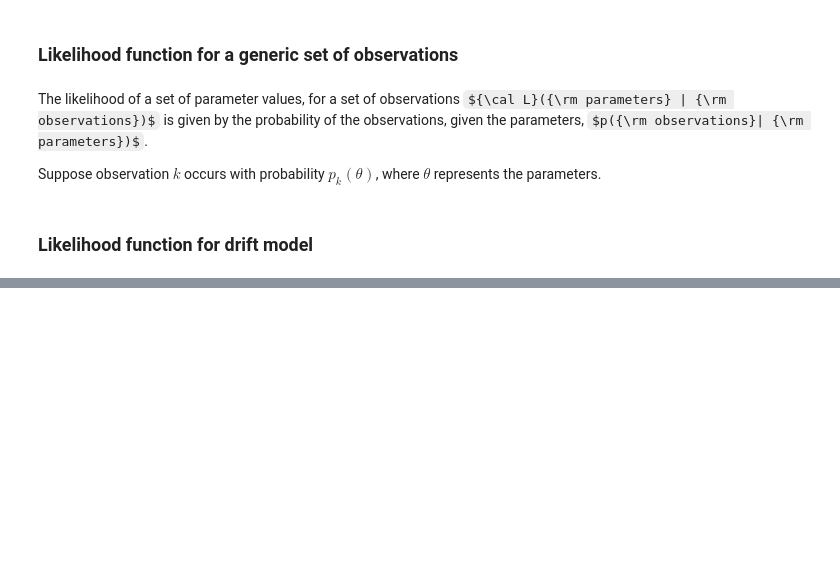
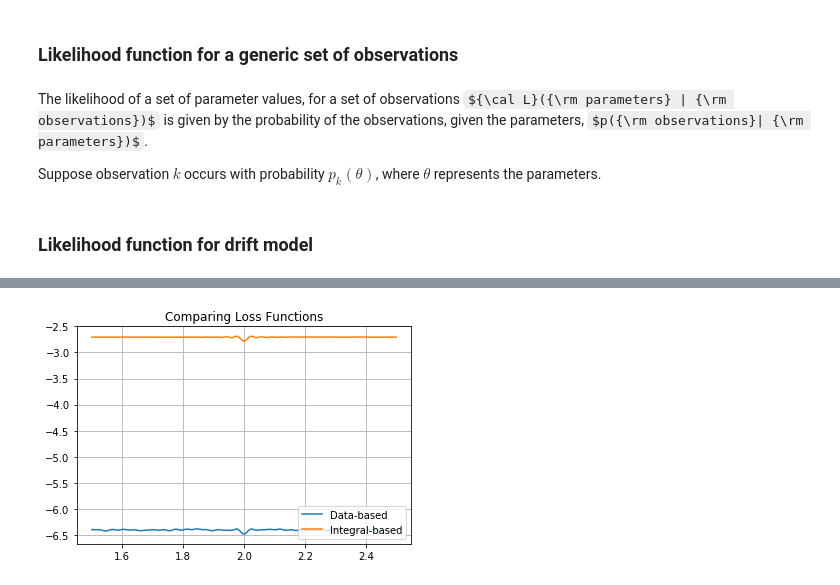
Before and after one commit to garretts-hub/GST_Work, a Jupyter notebook: New_&_Inspired_MLE_for_Oscillating_Probability.ipynb, the cells around one changed output, grey strips where cells are left out. Cells and saved outputs as stored; diff of their text form; code cells hidden in the pictures; some formulas as TeX source; blank space fills up the shorter version.

```diff
--- a/New_&_Inspired_MLE_for_Oscillating_Probability.ipynb
+++ b/New_&_Inspired_MLE_for_Oscillating_Probability.ipynb
@@ -122,0 +161,13 @@ Something is wrong with the scale of the numbers I'm putting in. The only thing
+# %%
+plt.plot(f_range, loss_list, label='Data-based')
+X = a
+Z = f_range
+W = p
+losses = loss(X, Z, W, a, f, p)
+plt.plot(Z, losses, label='Integral-based')
+plt.grid()
+plt.title("Comparing Loss Functions")
+plt.legend(loc='lower right')
+plt.show()
+# %% [output]
+[figure, added]
```
Also changed, not shown: parts of 7 cells of this notebook.
